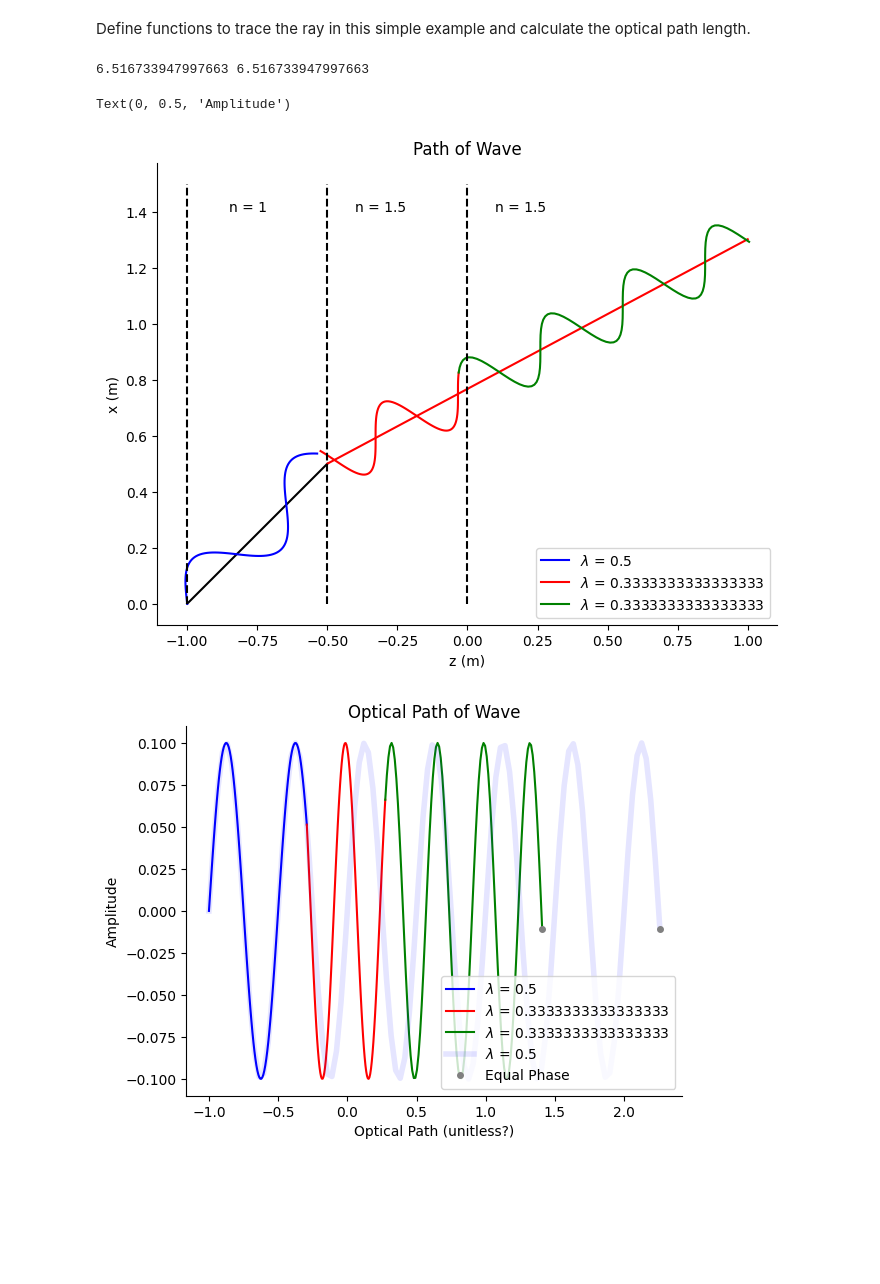
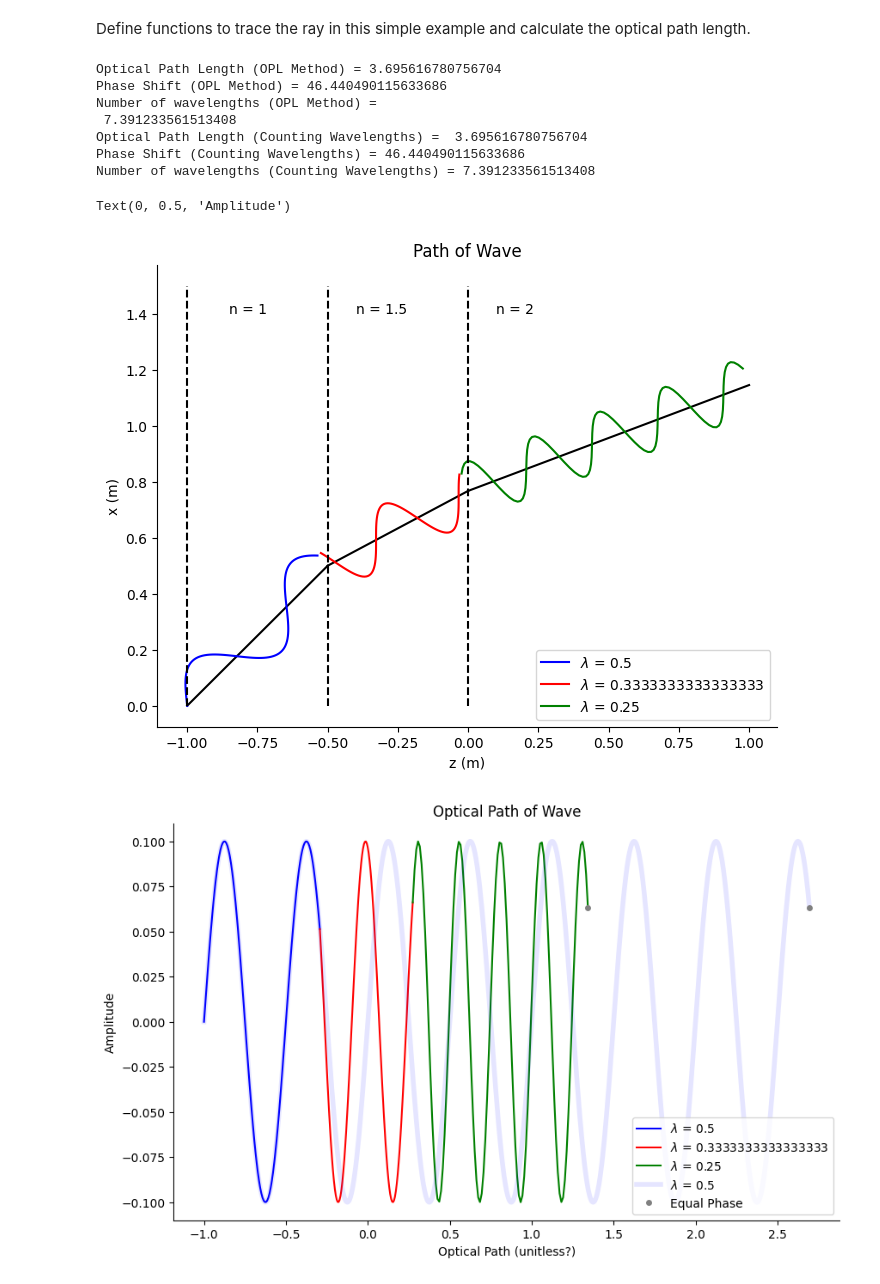
Before and after one commit to AMCLab/TEMGYMAdvanced, a Jupyter notebook: JanghyunCOMAnalysis/simplified_refraction_baseline.ipynb, the cells around one changed output. Drawn from its saved outputs; the diff is of its cells as text; code cells hidden in the pictures; blank space fills up the shorter version.

```diff
--- a/JanghyunCOMAnalysis/simplified_refraction_baseline.ipynb
+++ b/JanghyunCOMAnalysis/simplified_refraction_baseline.ipynb
@@ -12,7 +12,7 @@ def length(x_start, x_end, z_start, z_end):
     return np.sqrt((x_end - x_start)**2 + (z_end - z_start)**2)
 
 #Calculate optical path length with respect to dz, not ds. ((ds/dz)*dz = ds, where ds/dz = sqrt(1+x^2+y^2) which is ths slope of the ray
-def opl(z_start, z_end, x_prime, n, w):
+def opl(z_start, z_end, x_prime, n):
     return n*(1+x_prime**2)**(1/2)*(z_end-z_start)
 
 #Calculate angle in radians of ray with respect to optical axis
@@ -34,7 +34,7 @@ def step_ray(x0, x_prime, z0, z1, n0, n1, w, phase):
     l_over_w = l/w
 
     #Calculate the optical path length of the ray.
-    opl_out = opl(z0, z1, x_prime, n0, w)
+    opl_out = opl(z0, z1, x_prime, n0)
 
     #Obtain points along the distance the ray has travelled
     z_pts = np.linspace(0, l, 100)
@@ -66,7 +66,7 @@ w01 = 0.5 #Initial wavelength of wave
 #Refractive indices of each interface
 n0 = 1
 n1 = 1.5
-n2 = 1.5
+n2 = 2
 n3 = 3
 
 #Wavelengths inside each material. Calculated using snell's law.
@@ -93,16 +93,19 @@ plt.plot(z0+z_pts_rot01, x0+x_pts_rot01, 'b', label = f'$\lambda$ = {w01}')
 plt.vlines(z0, 0, 1.5, linestyle = '--', color = 'k')
 plt.text(z0+0.15, 1.4, f'n = {n0}')
 
-x2, x_prime23, z_pts_rot12, x_pts_rot12, z_pts12, x_pts12, l12, opl12, l_over_w12 = step_ray(x1, x_prime12, z1, z2, n1, n2, w12, (opl01/w01 % 1)*2*np.pi)
+#We need to use the % symbol to get the remainder for the decimal number of wavelengths
+phase_shift01 = (opl01 % 1)*2*np.pi/w01
+x2, x_prime23, z_pts_rot12, x_pts_rot12, z_pts12, x_pts12, l12, opl12, l_over_w12 = step_ray(x1, x_prime12, z1, z2, n1, n2, w12, phase_shift01)
 
-plt.plot([z1, z2], [x1, x2], 'r')
+plt.plot([z1, z2], [x1, x2], 'k')
 plt.plot(z1+z_pts_rot12, x1+x_pts_rot12, 'r', label = f'$\lambda$ = {w12}')
 plt.vlines(z1, 0, 1.5, linestyle = '--', color = 'k')
 plt.text(z1+0.1, 1.4, f'n = {n1}')
 
-x3, x_prime34, z_pts_rot23, x_pts_rot23, z_pts23, x_pts23, l23, opl23, l_over_w23 = step_ray(x2, x_prime23, z2, z3, n2, n3, w23, (opl01/w01 % 1)*2*np.pi + (opl12/w01 % 1)*2*np.pi)
+phase_shift12 = (opl01 % 1)*2*np.pi/w01 + (opl12 % 1)*2*np.pi/w01
+x3, x_prime34, z_pts_rot23, x_pts_rot23, z_pts23, x_pts23, l23, opl23, l_over_w23 = step_ray(x2, x_prime23, z2, z3, n2, n3, w23, phase_shift12)
 
-plt.plot([z2, z3], [x2, x3], 'r')
+plt.plot([z2, z3], [x2, x3], 'k')
 plt.plot(z2+z_pts_rot23, x2+x_pts_rot23, 'g', label = f'$\lambda$ = {w23}')
 plt.vlines(z2, 0, 1.5, linestyle = '--', color = 'k')
 plt.text(z2+0.1, 1.4, f'n = {n2}')
@@ -110,45 +113,61 @@ plt.title('Path of Wave')
 plt.xlabel('z (m)')
 plt.ylabel('x (m)')
 plt.legend(loc = 'lower right')
 ax = plt.gca()
 ax.spines[['right', 'top']].set_visible(False)
 
 #Calculate optical path length.
-opl_total = (opl01+opl12+opl23)/w01
+opl_total = (opl01+opl12+opl23)
 
-#Note to properly calibrate the optical path length, it needs to be divided by the initial wavelength of the ray (w01).
-#This is interesting because it is hardly mentioned anywhere, but the optical path length one calculates will not be correct
-#if one does not do this step. It's curious that this makes the optical path length "unitless" then, so I don't know why one must do this.
-#In a way it does not make sense because I thought optical path length has to have a unit of m? Interesetingly there is lots of people asking a similar
-#question on stack overflow and otherwise.
-#See here for instance https://physics.stackexchange.com/questions/267716/is-optical-path-length-opl-usually-in-units-of-length-or-wavelength?newreg=06eceb82eb124262b6d853be366a0539
-#I actually think that the original calculation assumes for light that your ray is going at the speed of light already. It's the only way to interpret it that makes sense.
-#Anyway, it seems that I have the calculation correct now, and that I do need to divide by the initial wavelength of the electron to obtain the correct answer
-#for the actual case.
+print('Optical Path Length (OPL Method) =', opl_total) #m
+print('Phase Shift (OPL Method) =', opl_total*(2*np.pi/w01)) #multiply by wavenumber k, which gives it units of radians
+print('Number of wavelengths (OPL Method) = ', opl_total/w01, '\n')
+
+#Note to calculate the phase shift, it needs to be multiplied by the wavenumber k.
+
+''' - I am actually wrong about this, the optical path length calculation is correct and it does not matter what wavelength your wave is initially I think
+This is interesting because it is hardly mentioned anywhere, but the optical path length and phase shift one calculates will not be correct
+if one does not do this step. It's curious that this gives the optical path length a unit of radians, so I don't know why one must do this.
+In a way it does not make sense because I thought optical path length has to have a unit of m? Interesetingly there is lots of people asking a similar
+question on stack overflow and otherwise.
+
+See here for instance https://physics.stackexchange.com/questions/267716/is-optical-path-length-opl-usually-in-units-of-length-or-wavelength?newreg=06eceb82eb124262b6d853be366a0539
+I actually think that the original calculation assumes for light that your ray is going at the speed of light already. It's the only way to interpret it that makes sense.
+Anyway, it seems that I have the calculation correct now, and that I do need to divide by the initial wavelength of the electron to obtain the correct answer
+for the actual case.
+'''
 
 #Here we are doing the calculation the simple way, dividing the length travelled by the wavelength in each medium, and summing it together
 #to achieve the same result as the optical path length calculation. Honestly this method is probably easier and simpler.
 l_over_w_total = l_over_w01 + l_over_w12 + l_over_w23
 
-print(opl_total, l_over_w_total)
+print('Optical Path Length (Counting Wavelengths) = ', l_over_w_total*w01)
+print('Phase Shift (Counting Wavelengths) =', l_over_w_total*2*np.pi) #convert to radian
+print('Number of wavelengths (Counting Wavelengths) =', l_over_w_total)
 
 plt.figure(figsize = (10, 6))
 plt.plot(z0 + z_pts01, x_pts01, 'b', label = f'$\lambda$ = {w01}')
 plt.plot(z0+l01+z_pts12, x_pts12, 'r', label = f'$\lambda$ = {w12}')
 plt.plot(z0+l01+l12+ z_pts23, x_pts23, 'g', label = f'$\lambda$ = {w23}')
-z_orig = np.linspace(z0+0, z0+opl_total*w01, 100)
+z_orig = np.linspace(z0, z0+opl_total, 1000)
 x_orig = 0.1*np.sin(2 * np.pi / w01  * (z_orig))
 plt.plot(z_orig, x_orig, 'b', alpha = 0.1, linewidth = 4, label = f'$\lambda$ = {w01}')
 plt.plot([z0+l01+l12+z_pts23[-1], z_orig[-1]], [x_pts23[-1], x_orig[-1]], 'o', color = 'gray', markersize = 4, label = 'Equal Phase')
 plt.legend(loc = 'lower right')
 ax = plt.gca()
 ax.spines[['right', 'top']].set_visible(False)
 
 plt.title('Optical Path of Wave')
 plt.xlabel('Optical Path (unitless?)')
 plt.ylabel('Amplitude')
 # %% [output]
-6.516733947997663 6.516733947997663
+Optical Path Length (OPL Method) = 3.695616780756704
+Phase Shift (OPL Method) = 46.440490115633686
+Number of wavelengths (OPL Method) =
+ 7.391233561513408
+Optical Path Length (Counting Wavelengths) =  3.695616780756704
+Phase Shift (Counting Wavelengths) = 46.440490115633686
+Number of wavelengths (Counting Wavelengths) = 7.391233561513408
 Text(0, 0.5, 'Amplitude')
-[figure, old version]
+[figure, new version]
-[figure, old version]
+[figure, new version]
```
